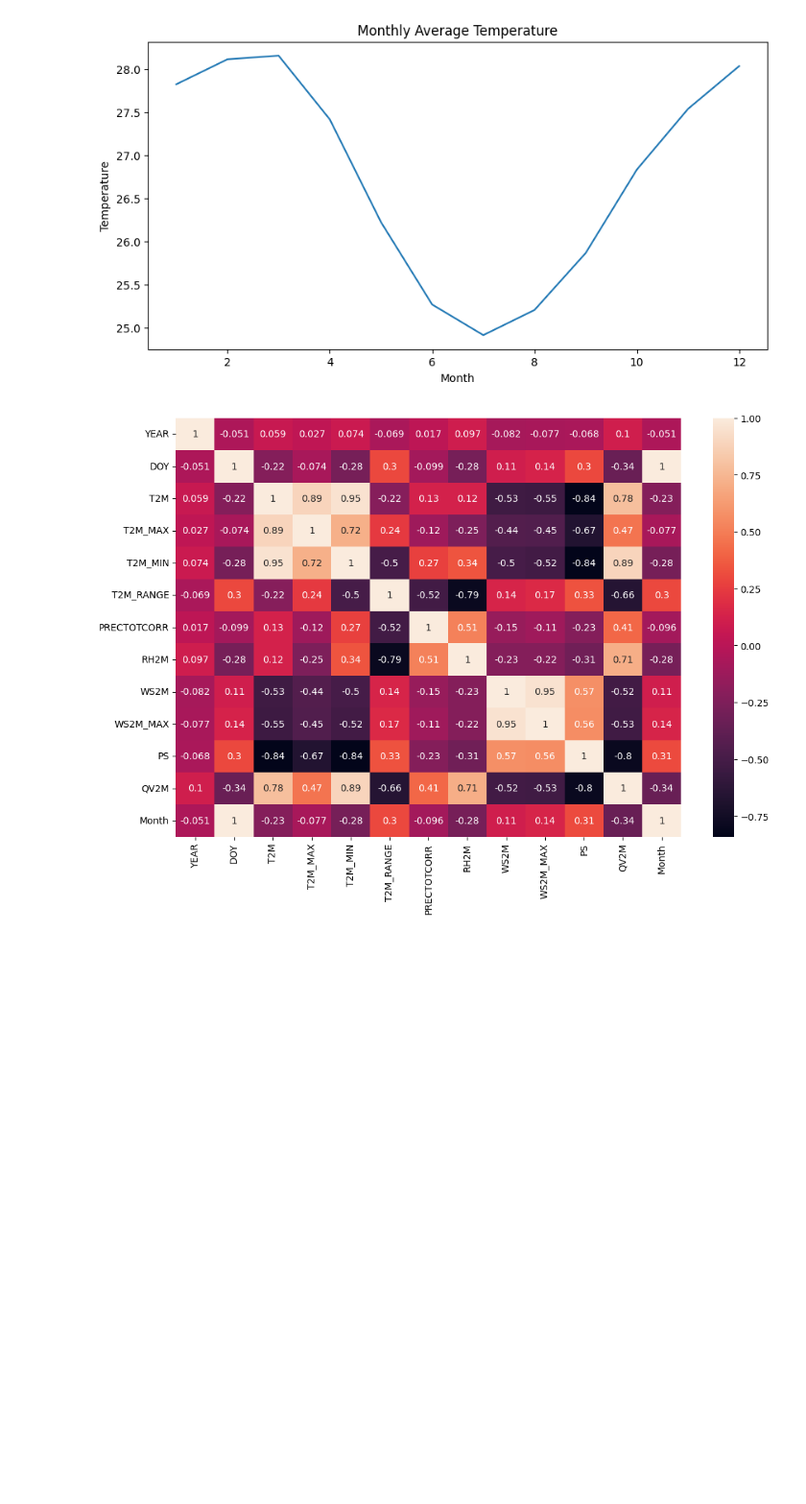
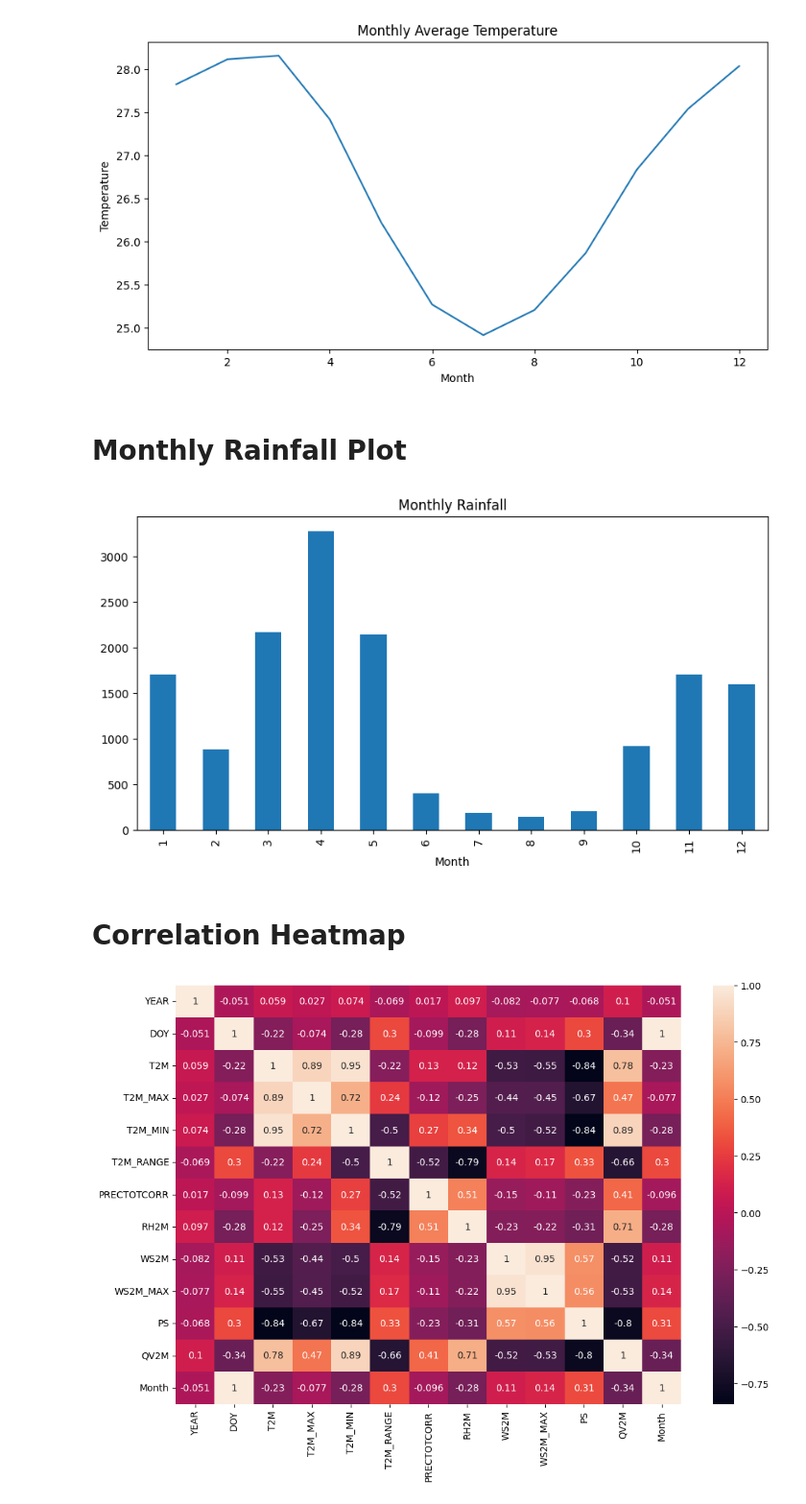
Before and after one commit to BeteLhem401/climate-challenge-week0, a Jupyter notebook: notebooks/tanzania_eda.ipynb, the cells around one changed output. Shown at 96% size. Cells and saved outputs as stored; diff of their text form; code cells hidden in the pictures; blank space fills up the shorter version.

```diff
--- a/notebooks/tanzania_eda.ipynb
+++ b/notebooks/tanzania_eda.ipynb
@@ -31,5 +50,7 @@ df.replace(-999, np.nan, inplace=True)
 # %%
 duplicates = df.duplicated().sum()
 print("Duplicates:", duplicates)
+
+df = df.drop_duplicates()
 # %% [output]
 Duplicates: 0
@@ -104,0 +130,4 @@ dtype: int64
+# %%
+df = df[df.isnull().mean(axis=1) < 0.30]
+
+df.fillna(method="ffill", inplace=True)
@@ -114,4 +147,16 @@ plt.ylabel("Temperature")
 plt.show()
 # %% [output]
 [figure]
+# %% [markdown]
+# Monthly Rainfall Plot
+# %%
+monthly_rain = df.groupby("Month")["PRECTOTCORR"].sum()
+
+monthly_rain.plot(kind="bar", figsize=(10,5))
+plt.title("Monthly Rainfall")
+plt.show()
+# %% [output]
+[figure, added]
+# %% [markdown]
+# Correlation Heatmap
 # %%
```
Also changed, not shown: parts of 27 cells of this notebook.
